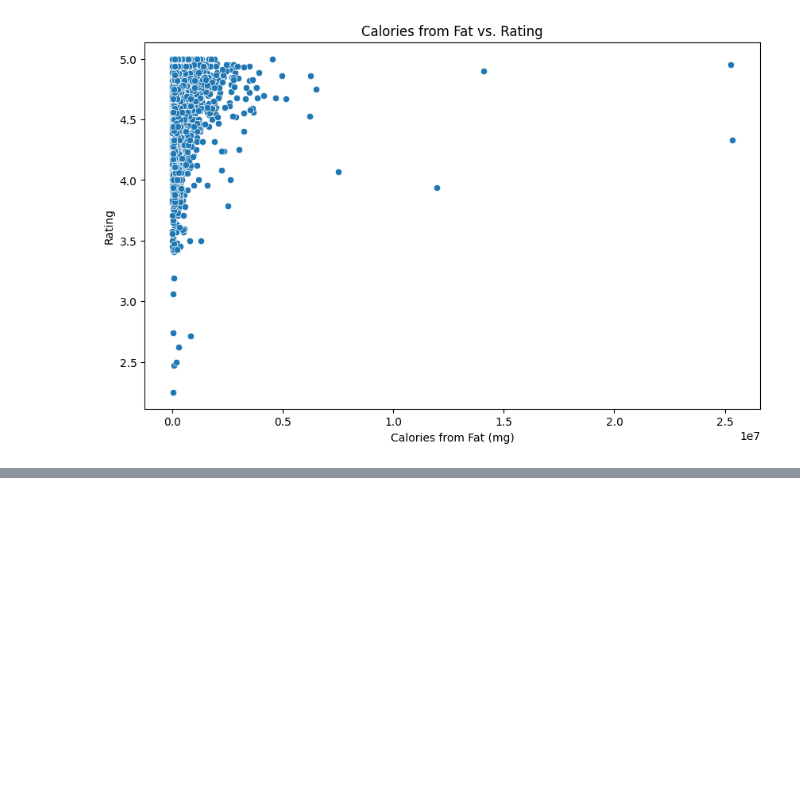
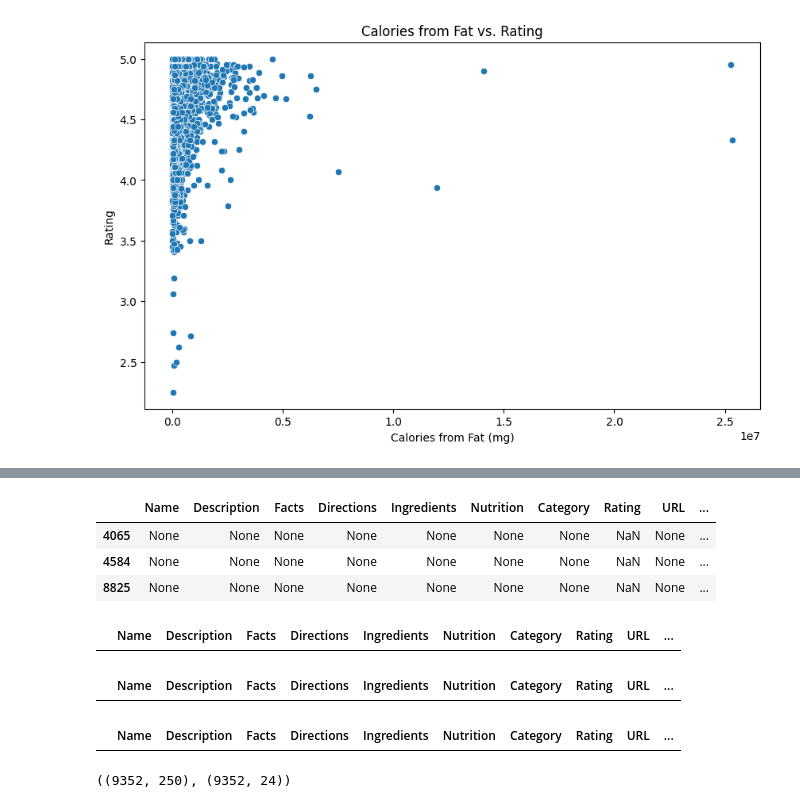
Before and after one commit to rabin-k/Recipe-Generator, a Jupyter notebook: notebook/recipes.ipynb, the cells around one changed output, grey strips where cells are left out. Saved outputs shown, nothing was run; the diff lists cells and outputs as text; code cells hidden in the pictures; blank space fills up the shorter version.

```diff
--- a/notebook/recipes.ipynb
+++ b/notebook/recipes.ipynb
@@ -295,3 +314,25 @@ plt.ylabel('Rating')
 plt.show()
 # %% [output]
 [figure]
+# %%
+df_processed = df.copy()
+
+# Normalize numerical columns
+numerical_cols = [
+    'Fact_Ready In', 'Fact_Ingredients', 'Serving Size', 'Servings Per Recipe',
+    'Calories from Fat DV', 'Calories from Fat', 'Total Fat DV', 'Total Fat',
+    'Saturated Fat DV', 'Saturated Fat', 'Cholesterol DV', 'Cholesterol', 'Sodium DV',
+    'Sodium', 'Total Carbohydrate DV', 'Total Carbohydrate', 'Dietary Fiber DV',
+    'Dietary Fiber', 'Sugars DV', 'Sugars', 'Protein DV', 'Protein'
+]
+categorical_cols = ['Category', 'Fact_Yields']
+text_cols = ['Name', 'Description', 'Directions', 'Ingredients']
+
+# Preprocess numeric data
+numeric_transformer = Pipeline(steps=[
+    ('imputer', SimpleImputer(strategy='median')),
+    ('scaler', StandardScaler())
+])
+
+df_processed[numerical_cols] = numeric_transformer.fit_transform(df_processed[numerical_cols])
+df_processed.head()
@@ -297,0 +346,11 @@ plt.show()
+# %%
+# Preprocess categorical data
+categorical_transformer = Pipeline(steps=[
+    ('imputer', SimpleImputer(strategy='constant', fill_value='missing')),
+    ('onehot', OneHotEncoder(handle_unknown='ignore', drop=None, sparse_output=False))
+])
+
+oe_encoded = categorical_transformer.fit_transform(df[['Category']])
+encoded_df = pd.DataFrame(oe_encoded, columns=categorical_transformer['onehot'].get_feature_names_out(['Category']))
+df_processed = pd.concat([df_processed, encoded_df], axis=1)
+df_processed.head()
@@ -297,0 +468,10 @@ plt.show()
+# %%
+# Define the pipeline
+fact_transformer = Pipeline([
+    ('unit_standardizer', UnitStandardizer()),
+    ('tokenizer', CustomTokenizer()),
+    ('token_encoder', TokenEncoder())
+])
+
+df_processed['Fact_Yields'] = fact_transformer.fit_transform(df_processed['Fact_Yields'])
+df_processed.head()
@@ -297,0 +518,21 @@ plt.show()
+# %%
+df_processed[df_processed['Name'].isnull()]
+# %% [output]
+|  | Name | Description | Facts | Directions | Ingredients | Nutrition | Category | Rating | URL | ... |
+| 4065 | None | None | None | None | None | None | None | NaN | None | ... |
+| 4584 | None | None | None | None | None | None | None | NaN | None | ... |
+| 8825 | None | None | None | None | None | None | None | NaN | None | ... |
+# %%
+df_processed = df_processed[df_processed['Name'].notnull()]
+df_processed[df_processed['Name'].isnull()]
+# %% [output]
+|  | Name | Description | Facts | Directions | Ingredients | Nutrition | Category | Rating | URL | ... |
+# %%
+df_processed['Description'] = df['Description'].astype(str).fillna('')
+df_processed[df_processed['Description'].isnull()]
+# %% [output]
+|  | Name | Description | Facts | Directions | Ingredients | Nutrition | Category | Rating | URL | ... |
+# %%
+df_processed[df_processed['Ingredients'].isnull()]
+# %% [output]
+|  | Name | Description | Facts | Directions | Ingredients | Nutrition | Category | Rating | URL | ... |
@@ -297,0 +557,4 @@ plt.show()
+# %%
+X_train_text.shape, X_train_num.shape
+# %% [output]
+((9352, 250), (9352, 24))
```
Also changed, not shown: parts of 20 cells of this notebook.
